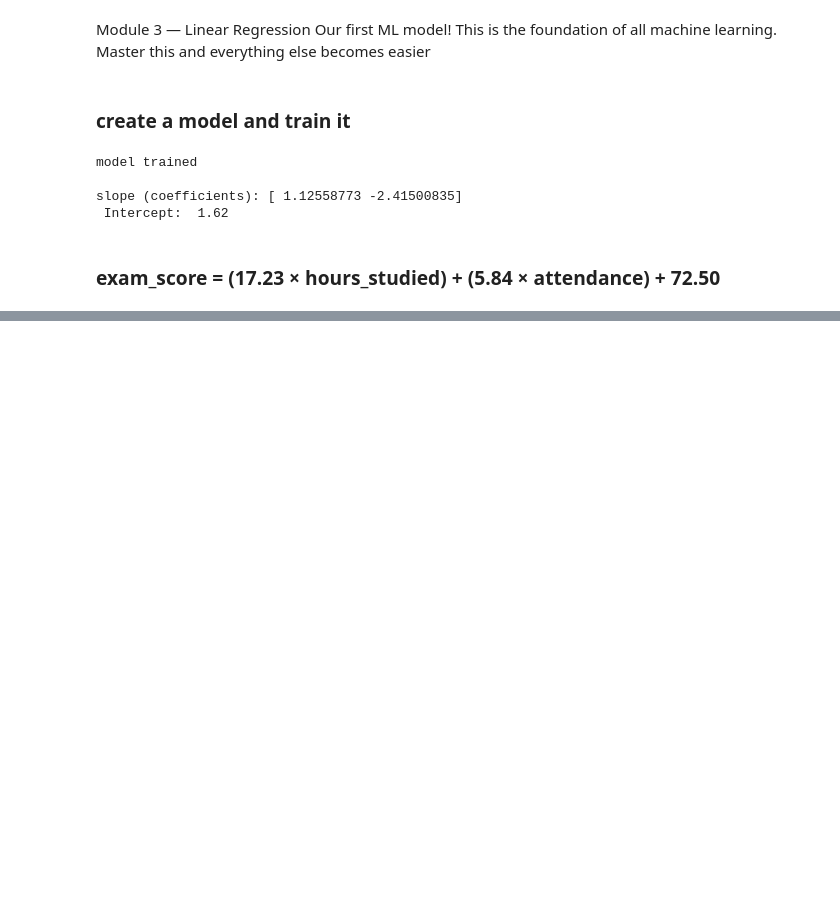
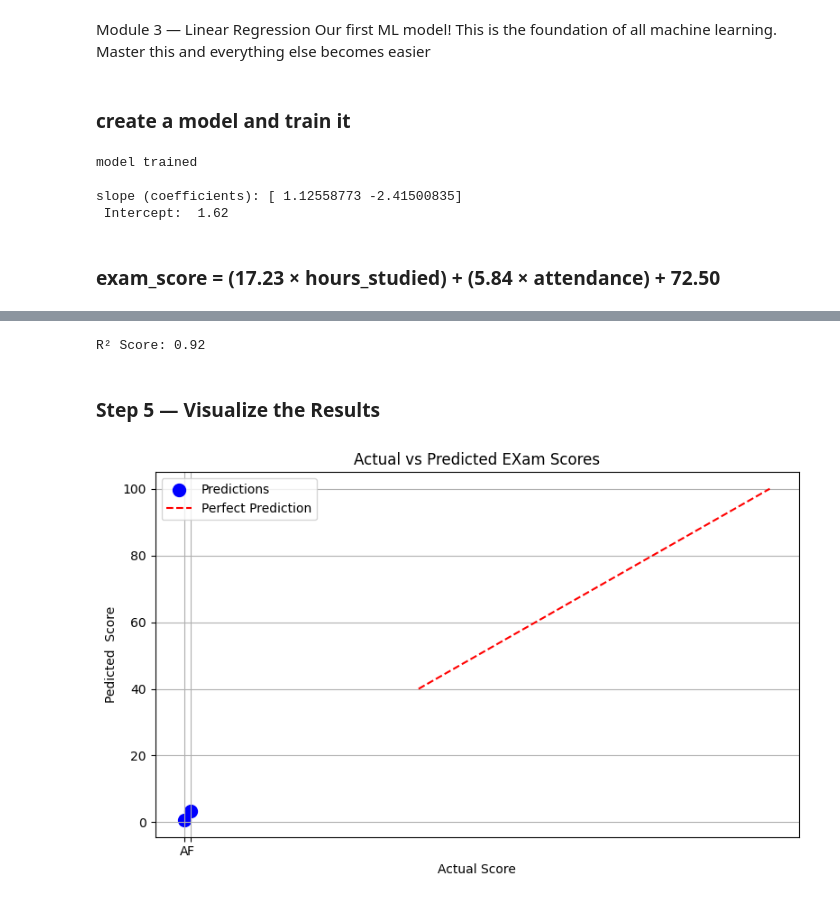
Before and after one commit to Subodhoraw/machine_learn, a Jupyter notebook: classifications/day1.ipynb, the cells around one changed output, grey strips where cells are left out. Cells and saved outputs as stored; diff of their text form; code cells hidden in the pictures; blank space fills up the shorter version.

```diff
--- a/classifications/day1.ipynb
+++ b/classifications/day1.ipynb
@@ -301,0 +304,12 @@ slope (coefficients): [ 1.12558773 -2.41500835]
+# %%
+# predict on the test data
+y_pred = model.predict(X_test_scaled)
+
+
+#compare predictions vs actual
+
+results = pd.DataFrame({
+    'Actual Score': Y_test.values,
+    'Predicted Score': y_pred.round(1)
+})
+print(results)
@@ -301,0 +345,29 @@ slope (coefficients): [ 1.12558773 -2.41500835]
+# %%
+from sklearn.metrics import r2_score
+
+r2 = r2_score(Y_test_encoded, y_pred)
+print(f"R² Score: {r2:.2f}")
+# %% [output]
+R² Score: 0.92
+# %% [markdown]
+### Step 5 — Visualize the Results
+# %%
+import matplotlib.pyplot as plt
+plt.figure(figsize = (8,5))
+
+#Plot actual vs predicted
+plt.scatter(Y_test, y_pred, color = 'blue', s = 100, label = 'Predictions')
+
+#Perfect prediction line
+plt.plot([40,100], [40,100], color ='red',
+         linestyle = '--',label = 'Perfect Prediction')
+
+plt.xlabel('Actual Score')
+plt.ylabel('Pedicted  Score')
+plt.title('Actual vs Predicted EXam Scores')
+plt.legend()
+plt.grid(True)
+plt.tight_layout()
+plt.show()
+# %% [output]
+[figure, added]
```
Also changed, not shown: parts of 5 cells of this notebook.
